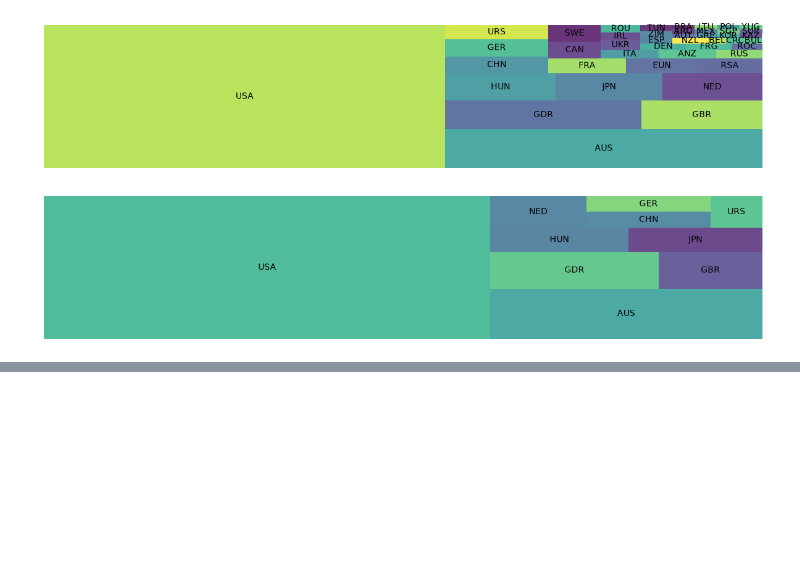
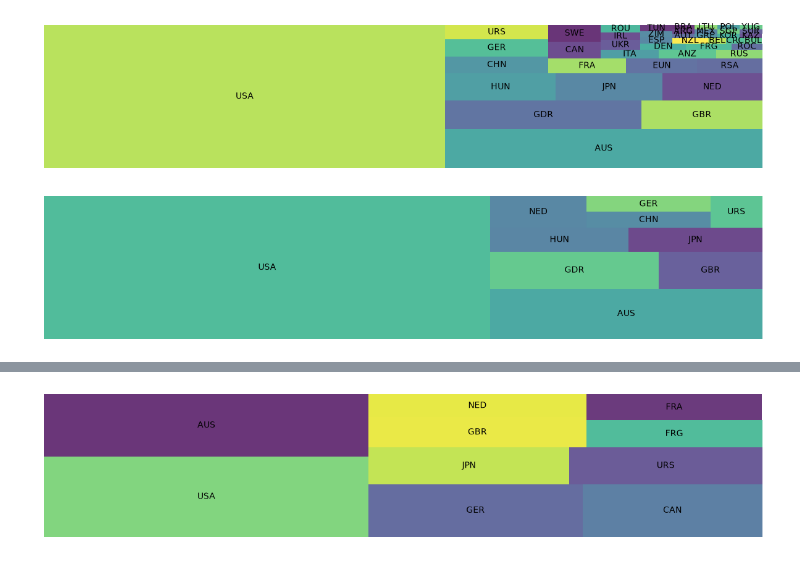
Before and after one commit to blueberry2187/SwimmingTest, a Jupyter notebook: FOR VISUALS Swimmer Data Set Python File copy.ipynb, the cells around one changed output, grey strips where cells are left out. Saved outputs shown, nothing was run; the diff lists cells and outputs as text; code cells hidden in the pictures; blank space fills up the shorter version.

```diff
--- a/FOR VISUALS Swimmer Data Set Python File copy.ipynb
+++ b/FOR VISUALS Swimmer Data Set Python File copy.ipynb
@@ -140,0 +164,7 @@ plt.show()
+# %%
+plt.figure(figsize=(15,3))
+squarify.plot(sizes=df_noc_agg_bronze_10['Medal'], label=df_noc_agg_bronze_10['NOC'], alpha=.8)
+plt.axis('off')
+plt.show()
+# %% [output]
+[figure, added]
```
Also changed, not shown: parts of 3 cells of this notebook.
